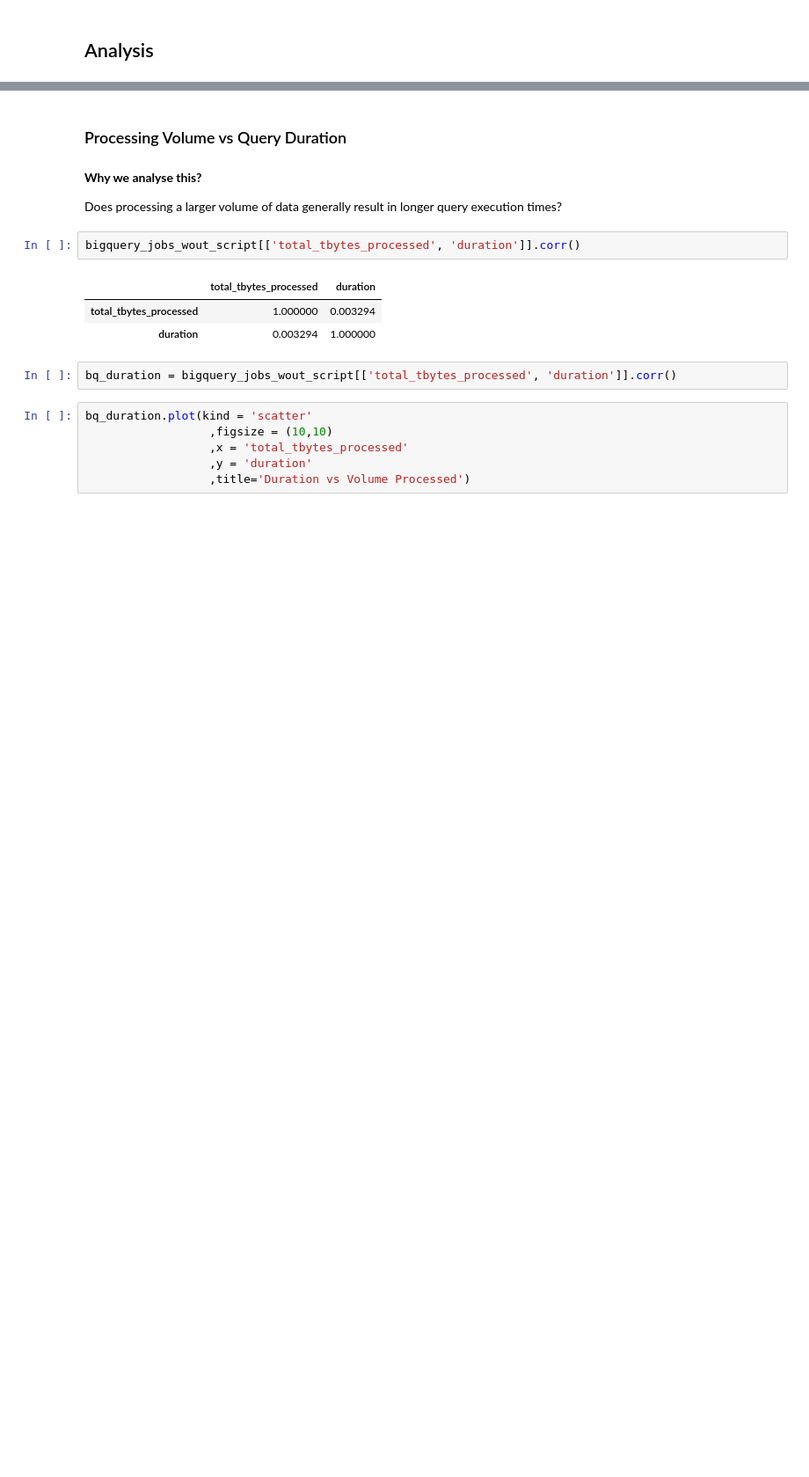
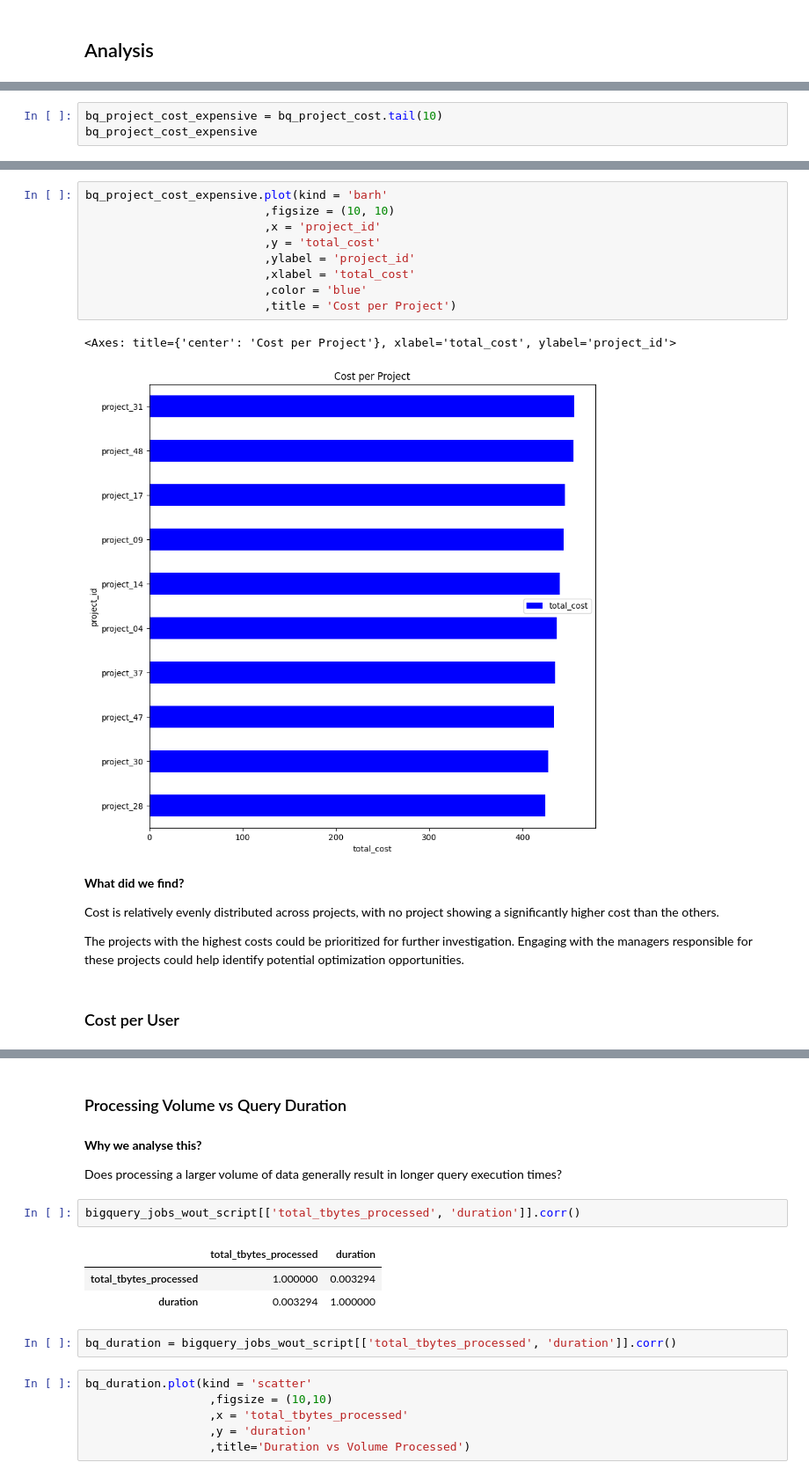
Before and after one commit to gitleolopes/python_projects, a Jupyter notebook: bigquery_cost_observability/BigQuery_Cost_Observability.ipynb, the cells around one changed output, grey strips where cells are left out. Shown at 88% size. Drawn from its saved outputs; the diff is of its cells as text; blank space fills up the shorter version.

```diff
--- a/bigquery_cost_observability/BigQuery_Cost_Observability.ipynb
+++ b/bigquery_cost_observability/BigQuery_Cost_Observability.ipynb
@@ -391,0 +315,3 @@ Users with higher processing volumes could be prioritized for further analysis o
+# %%
+bq_project_cost_expensive = bq_project_cost.tail(10)
+bq_project_cost_expensive
@@ -391,0 +330,20 @@ Users with higher processing volumes could be prioritized for further analysis o
+# %%
+bq_project_cost_expensive.plot(kind = 'barh'
+                          ,figsize = (10, 10)
+                          ,x = 'project_id'
+                          ,y = 'total_cost'
+                          ,ylabel = 'project_id'
+                          ,xlabel = 'total_cost'
+                          ,color = 'blue'
+                          ,title = 'Cost per Project')
+# %% [output]
+<Axes: title={'center': 'Cost per Project'}, xlabel='total_cost', ylabel='project_id'>
+[figure, added]
+# %% [markdown]
+**What did we find?**
+
+Cost is relatively evenly distributed across projects, with no project showing a significantly higher cost than the others.
+
+The projects with the highest costs could be prioritized for further investigation. Engaging with the managers responsible for these projects could help identify potential optimization opportunities.
+# %% [markdown]
+### Cost per User
```
Also changed, not shown: parts of 43 cells of this notebook.
